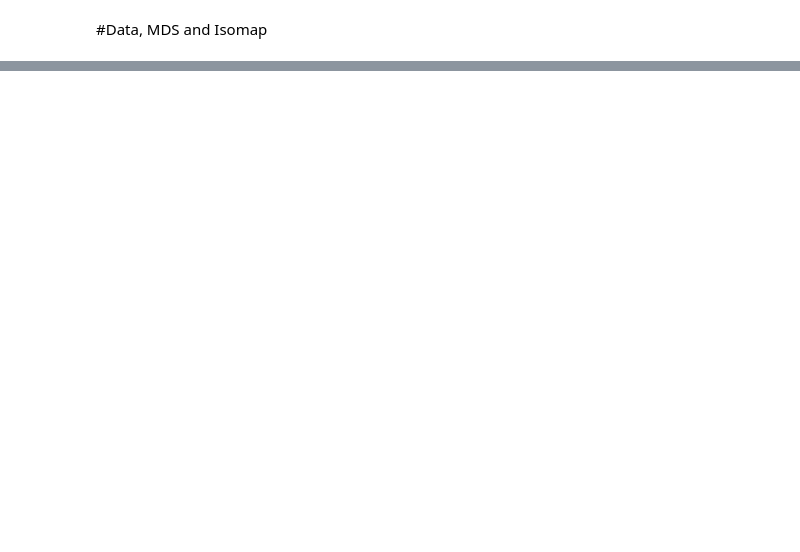
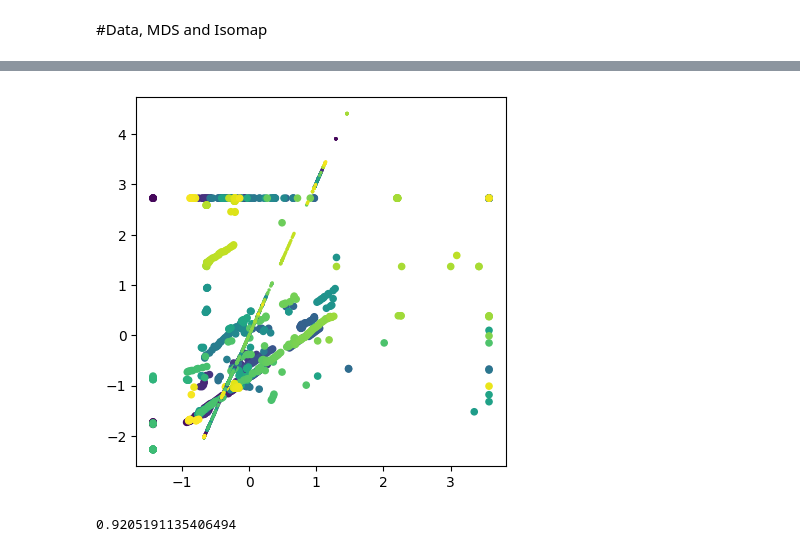
Before and after one commit to whosphong/USER-REVIEW-SEGMENTATION---UAmath509, a Jupyter notebook: Code/mds.ipynb, the cells around one changed output, grey strips where cells are left out. Drawn from its saved outputs; the diff is of its cells as text; code cells hidden in the pictures; blank space fills up the shorter version.

```diff
--- a/Code/mds.ipynb
+++ b/Code/mds.ipynb
@@ -243,0 +158,11 @@ pd.DataFrame(np.array([kmeans_2.labels_, kmeans_inf.labels_, kmeans_iso.labels_]
+# %%
+embedding = sk.manifold.Isomap(n_neighbors=10, n_components=1)
+X = embedding.fit_transform(test)
+fig = plt.figure()
+ax = fig.add_subplot()
+ax.set_box_aspect(1)
+ax.scatter(test[:,0],test[:,1],s=20,c=np.arange(ntest))
+ax.scatter(X * pca.components_[0][0], X * pca.components_[0][1],s=2,c=np.arange(ntest))
+plt.show()
+# %% [output]
+[figure, added]
@@ -243,0 +192,8 @@ pd.DataFrame(np.array([kmeans_2.labels_, kmeans_inf.labels_, kmeans_iso.labels_]
+# %%
+# euclidean distance "classical" MDS
+start = time()
+X2 = MDS(normsqs[:,None] + normsqs[None,:] - 2*dots, 2)
+print(time()-start)
+start = time()
+# %% [output]
+0.9205191135406494
```
Also changed, not shown: parts of 53 cells of this notebook.
